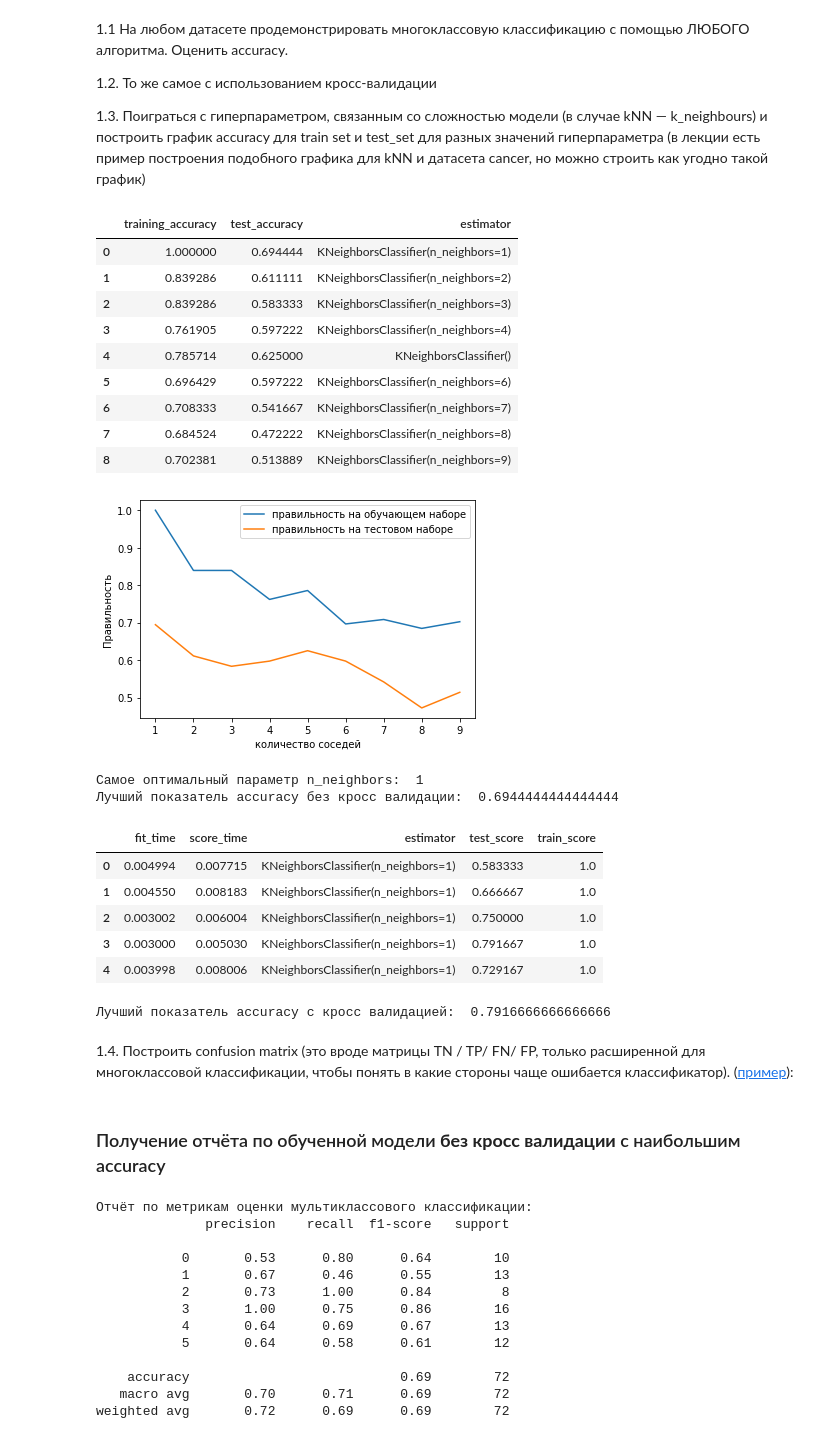
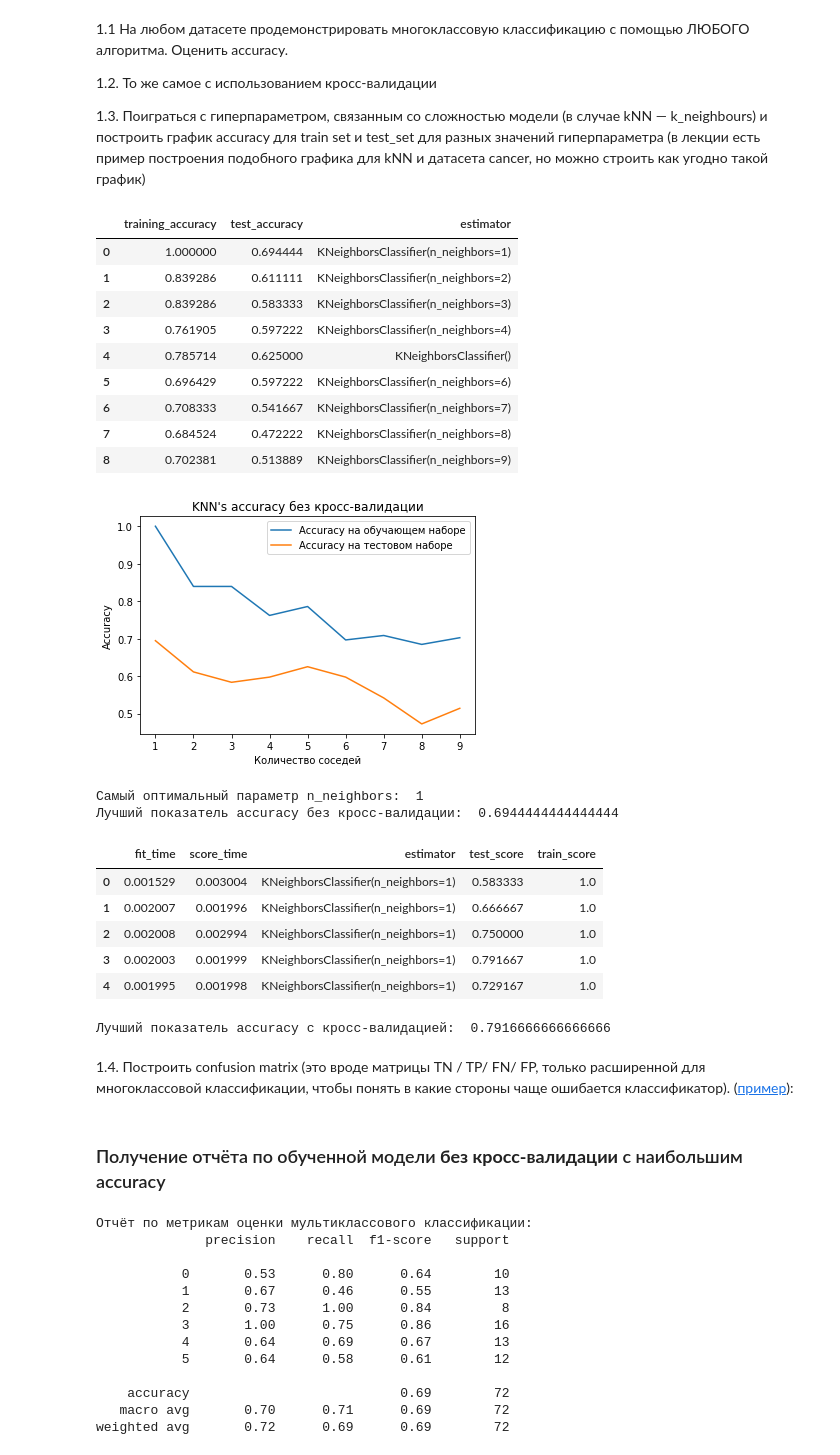
Before and after one commit to DiBoS290699/DataAnalysisTools, a Jupyter notebook: Lab3_Classification/lab_3_classification_6133_Borisov.ipynb, the cells around one changed output. Drawn from its saved outputs; the diff is of its cells as text; code cells hidden in the pictures.

```diff
--- a/Lab3_Classification/lab_3_classification_6133_Borisov.ipynb
+++ b/Lab3_Classification/lab_3_classification_6133_Borisov.ipynb
@@ -64,15 +64,16 @@ dataset['Star type'].value_counts()
 5    40
 Name: Star type, dtype: int64
 # %%
+"""DEPRECATED"""
 # Изменение строковых параметров в числовые
 
-unique_colors = dataset['Star color'].unique()
-colors_dict = dict(zip(unique_colors, range(0, len(unique_colors))))
-print(colors_dict)
+# unique_colors = dataset['Star color'].unique()
+# colors_dict = dict(zip(unique_colors, range(0, len(unique_colors))))
+# print(colors_dict)
 
-sp_class_dict = {'O': 0, 'B': 1,'A': 2, 'F': 3, 'G': 4, 'K': 5, 'M': 6}
-print(sp_class_dict)
+# sp_class_dict = {'O': 0, 'B': 1,'A': 2, 'F': 3, 'G': 4, 'K': 5, 'M': 6}
+# print(sp_class_dict)
 
-dataset['Star color'] = dataset['Star color'].apply(lambda color: colors_dict[color])
-dataset['Spectral Class'] = dataset['Spectral Class'].apply(lambda cls: sp_class_dict[cls])
+# dataset['Star color'] = dataset['Star color'].apply(lambda color: colors_dict[color])
+# dataset['Spectral Class'] = dataset['Spectral Class'].apply(lambda cls: sp_class_dict[cls])
 # %% [output]
@@ -80,0 +81,4 @@ dataset['Spectral Class'] = dataset['Spectral Class'].apply(lambda cls: sp_class
+# %%
+codes, uniques = pd.factorize(dataset['Spectral Class'])
+dataset['Spectral Class'] = pd.Series(codes)
+print(uniques)
@@ -80,0 +87,4 @@ dataset['Spectral Class'] = dataset['Spectral Class'].apply(lambda cls: sp_class
+# %%
+codes, uniques = pd.factorize(dataset['Star color'])
+dataset['Star color'] = pd.Series(codes)
+print(uniques)
@@ -123,7 +138,7 @@ data.shape, labels.shape
 1.3. Поиграться с гиперпараметром, связанным со сложностью модели (в случае kNN — k_neighbours) и построить график accuracy для train set и test_set для разных значений гиперпараметра (в лекции есть пример построения подобного графика для kNN и датасета cancer, но можно строить как угодно такой график)
 # %%
 # 1.1 и 1.3 - Объединил два пункта
-def check_knn_accuracy(data, labels, test_size=0.3, return_split=False, state=None):
+def check_knn_accuracy(data, labels, test_size=0.3, return_split=False, state=None, title=None):
 
   Xtrain, Xtest, Ytrain, Ytest = train_test_split(data, labels, test_size=test_size, random_state=state)
 
@@ -142,40 +157,42 @@ def check_knn_accuracy(data, labels, test_size=0.3, return_split=False, state=No
     # записываем правильность на тестовом наборе
     test_accuracy.append( clf.score(Xtest, Ytest) )
 
-  plt.plot( neighbors_settings, training_accuracy, label="правильность на обучающем наборе" )
-  plt.plot( neighbors_settings, test_accuracy, label="правильность на тестовом наборе" )
-  plt.ylabel("Правильность")
-  plt.xlabel("количество соседей")
+  plt.plot( neighbors_settings, training_accuracy, label="Accuracy на обучающем наборе" )
+  plt.plot( neighbors_settings, test_accuracy, label="Accuracy на тестовом наборе" )
+  if title is not None:
+    plt.title(title)
+  plt.ylabel("Accuracy")
+  plt.xlabel("Количество соседей")
   plt.legend()
 
   results = pd.DataFrame(dict(training_accuracy=training_accuracy, test_accuracy=test_accuracy, estimator=estimator))
 
   return results, (Xtrain, Xtest, Ytrain, Ytest) if return_split else None
 # %%
-results1, (Xtrain, Xtest, Ytrain, Ytest) = check_knn_accuracy(data, labels, return_split=True, state=0)
+results1, (Xtrain, Xtest, Ytrain, Ytest) = check_knn_accuracy(data, labels, return_split=True, state=0, title="KNN's accuracy без кросс-валидации")
 results1
 # %% [output]
 |  | training_accuracy | test_accuracy | estimator |
 | 0 | 1.000000 | 0.694444 | KNeighborsClassifier(n_neighbors=1) |
 | 1 | 0.839286 | 0.611111 | KNeighborsClassifier(n_neighbors=2) |
 | 2 | 0.839286 | 0.583333 | KNeighborsClassifier(n_neighbors=3) |
 | 3 | 0.761905 | 0.597222 | KNeighborsClassifier(n_neighbors=4) |
 | 4 | 0.785714 | 0.625000 | KNeighborsClassifier() |
 | 5 | 0.696429 | 0.597222 | KNeighborsClassifier(n_neighbors=6) |
 | 6 | 0.708333 | 0.541667 | KNeighborsClassifier(n_neighbors=7) |
 | 7 | 0.684524 | 0.472222 | KNeighborsClassifier(n_neighbors=8) |
 | 8 | 0.702381 | 0.513889 | KNeighborsClassifier(n_neighbors=9) |
-[figure, old version]
+[figure, new version]
 # %%
 accuracy1 = results1['test_accuracy'].max()
 best_n_neighbors = results1['test_accuracy'].argmax() + 1
-print('Самое оптимальный параметр n_neighbors: ', best_n_neighbors)
-print("Лучший показатель accuracy без кросс валидации: ", accuracy1)
+print('Самый оптимальный параметр n_neighbors: ', best_n_neighbors)
+print("Лучший показатель accuracy без кросс-валидации: ", accuracy1)
 # %% [output]
-Самое оптимальный параметр n_neighbors:  1
-Лучший показатель accuracy без кросс валидации:  0.6944444444444444
+Самый оптимальный параметр n_neighbors:  1
+Лучший показатель accuracy без кросс-валидации:  0.6944444444444444
 # %%
-# 1.2 Кросс валидация
+# 1.2 кросс-валидация
 results2 = cross_validate(KNeighborsClassifier(n_neighbors = best_n_neighbors), data, labels, cv=5,
                                 scoring='accuracy', return_estimator=True,
                                 return_train_score=True)
@@ -183,16 +200,16 @@ results2 = pd.DataFrame(results2)
 results2
 # %% [output]
 |  | fit_time | score_time | estimator | test_score | train_score |
-| 0 | 0.004994 | 0.007715 | KNeighborsClassifier(n_neighbors=1) | 0.583333 | 1.0 |
-| 1 | 0.004550 | 0.008183 | KNeighborsClassifier(n_neighbors=1) | 0.666667 | 1.0 |
-| 2 | 0.003002 | 0.006004 | KNeighborsClassifier(n_neighbors=1) | 0.750000 | 1.0 |
-| 3 | 0.003000 | 0.005030 | KNeighborsClassifier(n_neighbors=1) | 0.791667 | 1.0 |
-| 4 | 0.003998 | 0.008006 | KNeighborsClassifier(n_neighbors=1) | 0.729167 | 1.0 |
+| 0 | 0.001529 | 0.003004 | KNeighborsClassifier(n_neighbors=1) | 0.583333 | 1.0 |
+| 1 | 0.002007 | 0.001996 | KNeighborsClassifier(n_neighbors=1) | 0.666667 | 1.0 |
+| 2 | 0.002008 | 0.002994 | KNeighborsClassifier(n_neighbors=1) | 0.750000 | 1.0 |
+| 3 | 0.002003 | 0.001999 | KNeighborsClassifier(n_neighbors=1) | 0.791667 | 1.0 |
+| 4 | 0.001995 | 0.001998 | KNeighborsClassifier(n_neighbors=1) | 0.729167 | 1.0 |
 # %%
 accuracy2 = results2['test_score'].max()
-print("Лучший показатель accuracy с кросс валидацией: ", accuracy2)
+print("Лучший показатель accuracy с кросс-валидацией: ", accuracy2)
 # %% [output]
-Лучший показатель accuracy с кросс валидацией:  0.7916666666666666
+Лучший показатель accuracy с кросс-валидацией:  0.7916666666666666
 # %% [markdown]
 1.4. Построить confusion matrix (это вроде матрицы TN / TP/ FN/ FP, только расширенной для многоклассовой классификации, чтобы понять в какие стороны чаще ошибается классификатор). ([пример](https://scikit-learn.org/stable/auto_examples/model_selection/plot_confusion_matrix.html)):
 # %%
@@ -207,7 +224,7 @@ def report_classification(model, Xtest, Ytest, get_conf_matr=False):
 
     return conf_mat if get_conf_matr else None
 # %% [markdown]
-### Получение отчёта по обученной модели **без кросс валидации** с наибольшим accuracy
+### Получение отчёта по обученной модели **без кросс-валидации** с наибольшим accuracy
 # %%
 neighbors_model = results1[results1['test_accuracy'] == accuracy1]['estimator'].head(1).item()
 report_classification(neighbors_model, Xtest, Ytest)
```
Also changed, not shown: parts of 19 cells of this notebook.
